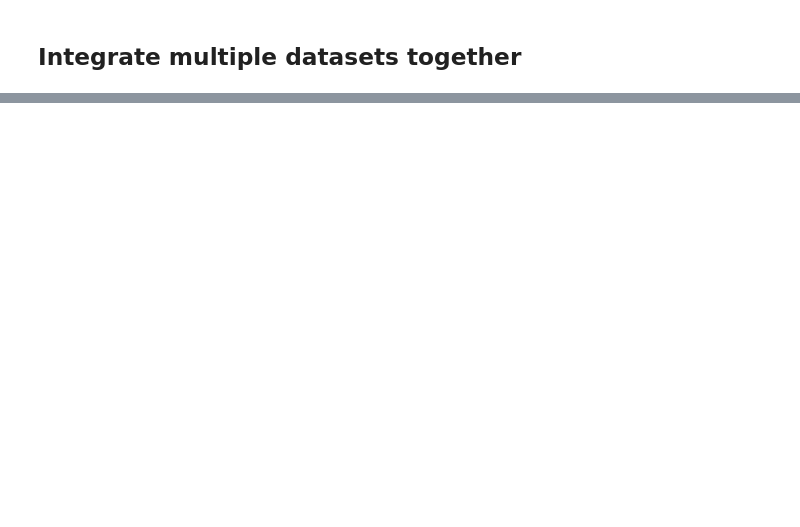
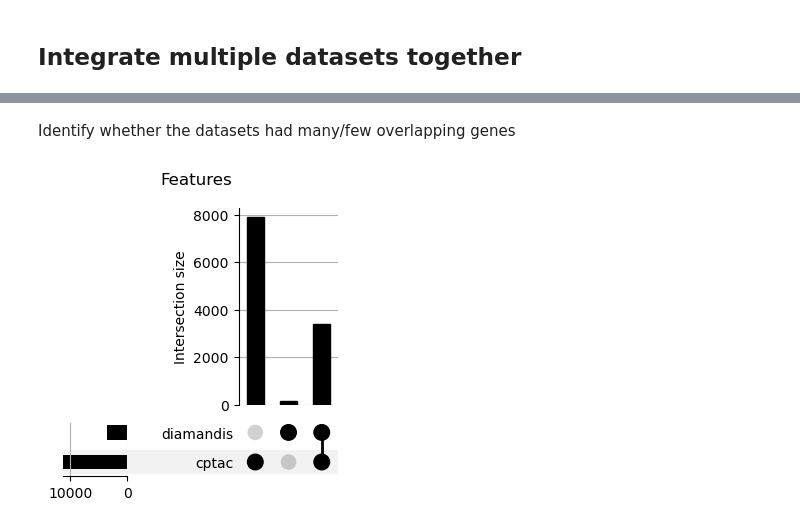
Before and after one commit to MorrissyLab/mosaicMPI, a Jupyter notebook: example/example.ipynb, the cells around one changed output, grey strips where cells are left out. Cells and saved outputs as stored; diff of their text form; code cells hidden in the pictures; blank space fills up the shorter version.

```diff
--- a/example/example.ipynb
+++ b/example/example.ipynb
@@ -164,0 +171,5 @@ Int64Index([2, 4, 6, 8], dtype='int64', name='k')
+# %%
+config = cn.Config.from_h5ad_files(["cptac.h5ad", "diamandis.h5ad"]) # first create an object to keep track of parameters
+config.add_missing_dataset_colors()  # visually distinct colors for each dataset
+
+integration = cn.Integration(config)  # create an integration object
@@ -164,0 +179,6 @@ Int64Index([2, 4, 6, 8], dtype='int64', name='k')
+# %% [markdown]
+Identify whether the datasets had many/few overlapping genes
+# %%
+cn.plot_all_genes_upset(integration)
+# %% [output]
+[figure, added]
```
Also changed, not shown: parts of 26 cells of this notebook, 7 other files.
